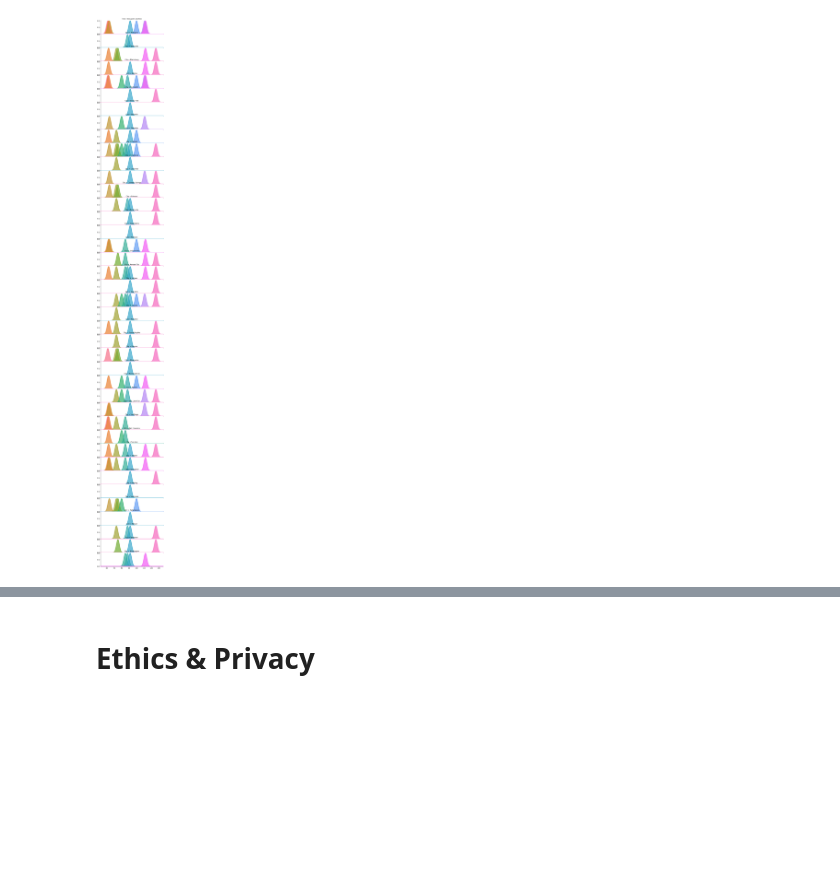
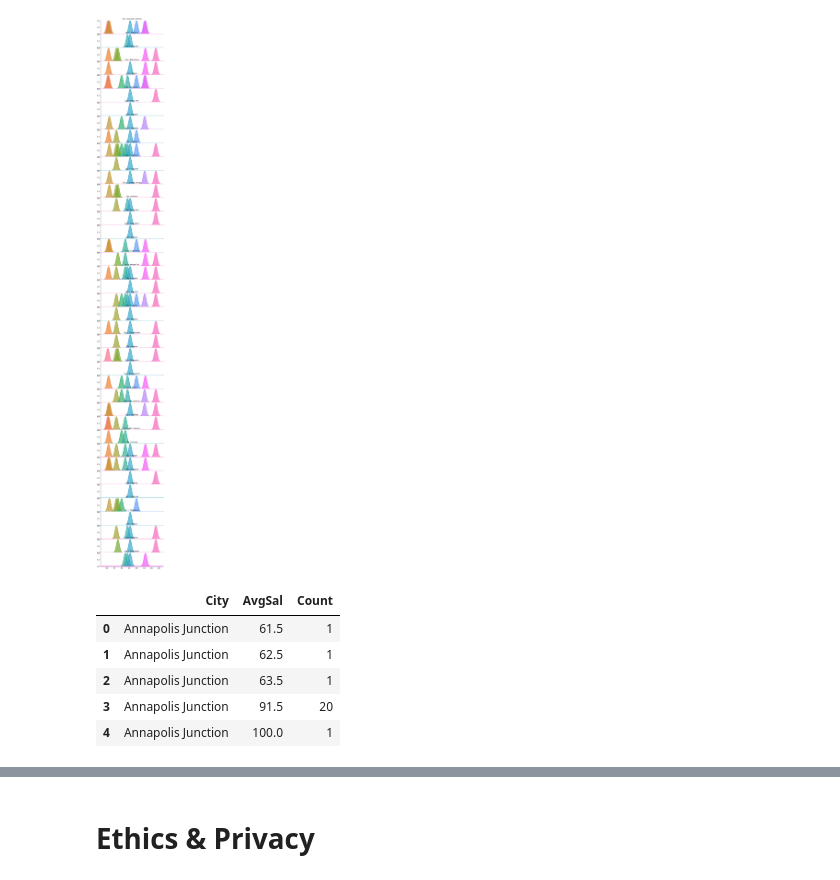
Before and after one commit to damehero/COGS108_Repo, a Jupyter notebook: FinalProject_group62.ipynb, the cells around one changed output, grey strips where cells are left out. Cells and saved outputs as stored; diff of their text form; code cells hidden in the pictures; blank space fills up the shorter version.

```diff
--- a/FinalProject_group62.ipynb
+++ b/FinalProject_group62.ipynb
@@ -496,0 +542,9 @@ ridge_plot.fig.subplots_adjust(hspace=-0.01)
+# %%
+df_sal_grouped.head()
+# %% [output]
+|  | City | AvgSal | Count |
+| 0 | Annapolis Junction | 61.5 | 1 |
+| 1 | Annapolis Junction | 62.5 | 1 |
+| 2 | Annapolis Junction | 63.5 | 1 |
+| 3 | Annapolis Junction | 91.5 | 20 |
+| 4 | Annapolis Junction | 100.0 | 1 |
```
Also changed, not shown: parts of 24 cells of this notebook.
